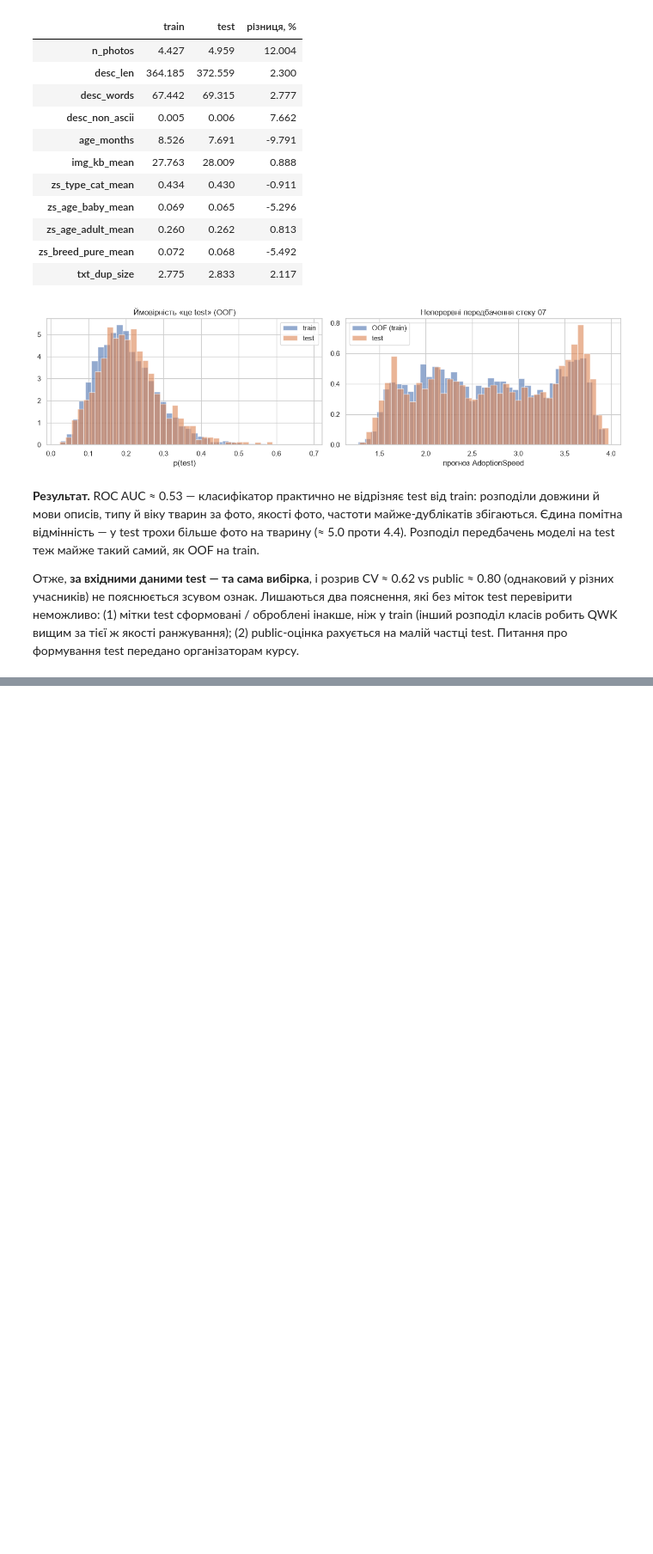
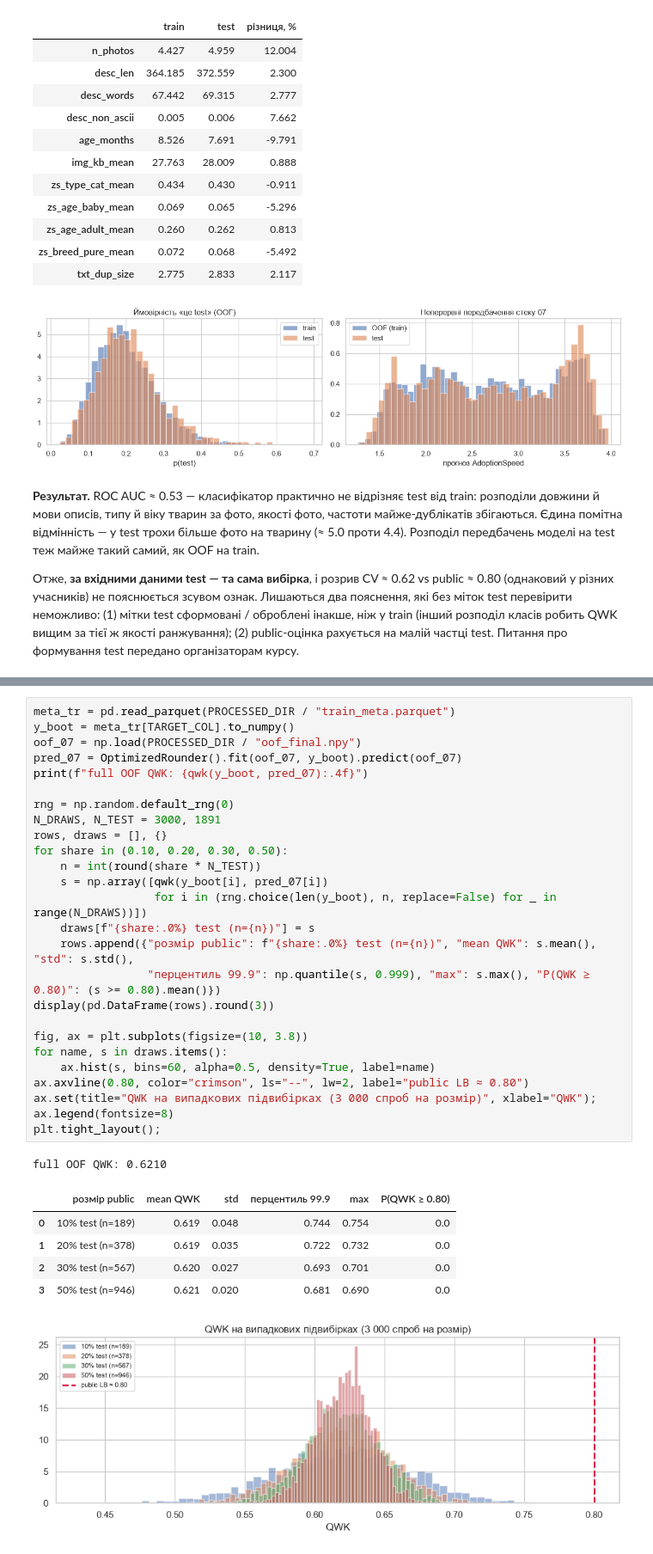
Before and after one commit to ayri77/neoversity-dl-cv-final, a Jupyter notebook: notebooks/08_extra_submissions.ipynb, the cells around one changed output, grey strips where cells are left out. Shown at 86% size. Drawn from its saved outputs; the diff is of its cells as text; blank space fills up the shorter version.

```diff
--- a/notebooks/08_extra_submissions.ipynb
+++ b/notebooks/08_extra_submissions.ipynb
@@ -385,0 +393,33 @@ plt.tight_layout();
+# %%
+meta_tr = pd.read_parquet(PROCESSED_DIR / "train_meta.parquet")
+y_boot = meta_tr[TARGET_COL].to_numpy()
+oof_07 = np.load(PROCESSED_DIR / "oof_final.npy")
+pred_07 = OptimizedRounder().fit(oof_07, y_boot).predict(oof_07)
+print(f"full OOF QWK: {qwk(y_boot, pred_07):.4f}")
+
+rng = np.random.default_rng(0)
+N_DRAWS, N_TEST = 3000, 1891
+rows, draws = [], {}
+for share in (0.10, 0.20, 0.30, 0.50):
+    n = int(round(share * N_TEST))
+    s = np.array([qwk(y_boot[i], pred_07[i])
+                  for i in (rng.choice(len(y_boot), n, replace=False) for _ in range(N_DRAWS))])
+    draws[f"{share:.0%} test (n={n})"] = s
+    rows.append({"розмір public": f"{share:.0%} test (n={n})", "mean QWK": s.mean(), "std": s.std(),
+                 "перцентиль 99.9": np.quantile(s, 0.999), "max": s.max(), "P(QWK ≥ 0.80)": (s >= 0.80).mean()})
+display(pd.DataFrame(rows).round(3))
+
+fig, ax = plt.subplots(figsize=(10, 3.8))
+for name, s in draws.items():
+    ax.hist(s, bins=60, alpha=0.5, density=True, label=name)
+ax.axvline(0.80, color="crimson", ls="--", lw=2, label="public LB ≈ 0.80")
+ax.set(title="QWK на випадкових підвибірках (3 000 спроб на розмір)", xlabel="QWK"); ax.legend(fontsize=8)
+plt.tight_layout();
+# %% [output]
+full OOF QWK: 0.6210
+|  | розмір public | mean QWK | std | перцентиль 99.9 | max | P(QWK ≥ 0.80) |
+| 0 | 10% test (n=189) | 0.619 | 0.048 | 0.744 | 0.754 | 0.0 |
+| 1 | 20% test (n=378) | 0.619 | 0.035 | 0.722 | 0.732 | 0.0 |
+| 2 | 30% test (n=567) | 0.620 | 0.027 | 0.693 | 0.701 | 0.0 |
+| 3 | 50% test (n=946) | 0.621 | 0.020 | 0.681 | 0.690 | 0.0 |
+[figure, added]
```
Also changed, not shown: parts of 3 cells of this notebook, 1 other file.
